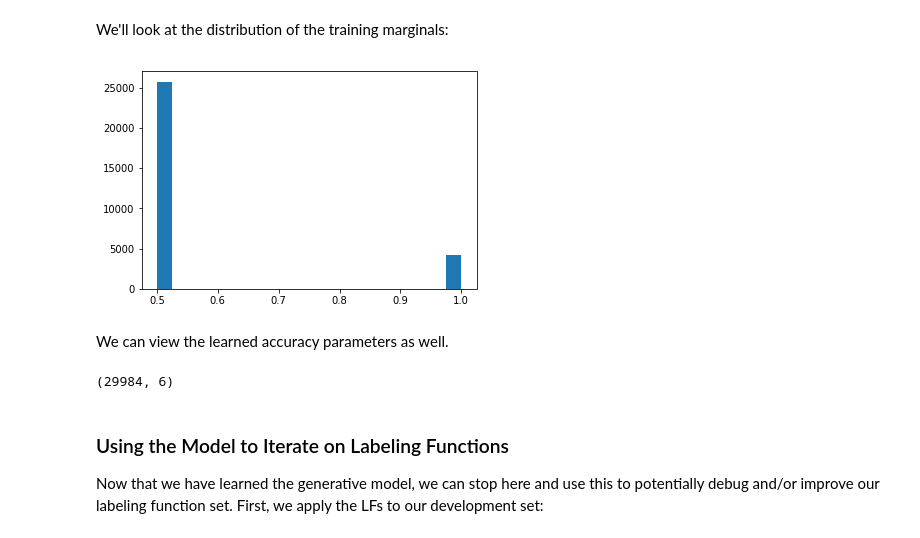
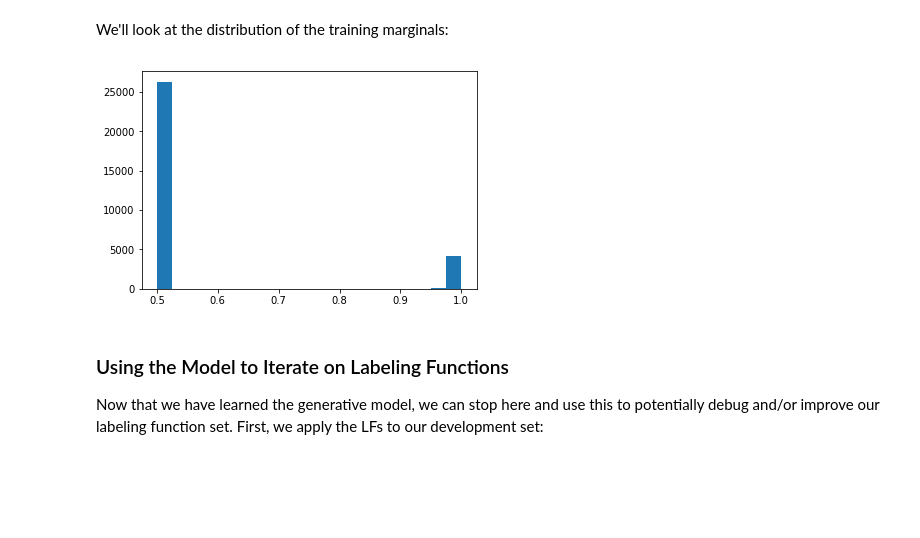
Before and after one commit to HazyResearch/fonduer-tutorials, a Jupyter notebook: hardware/max_storage_temp_tutorial.ipynb, the cells around one changed output. Drawn from its saved outputs; the diff is of its cells as text; code cells hidden in the pictures; blank space fills up the shorter version.

```diff
--- a/hardware/max_storage_temp_tutorial.ipynb
+++ b/hardware/max_storage_temp_tutorial.ipynb
@@ -558,22 +558,16 @@ Wall time: 346 ms
 # %% [markdown]
 We now apply the generative model to the training candidates to get the noise-aware training label set. We'll refer to these as the training marginals:
 # %%
-train_marginals = gen_model.predict_proba(L_train[0])[:, 1]
+train_marginals = gen_model.predict_proba(L_train[0])
 # %% [markdown]
 We'll look at the distribution of the training marginals:
 # %%
 import matplotlib.pyplot as plt
-plt.hist(train_marginals, bins=20)
+
+plt.hist(train_marginals[:, TRUE - 1], bins=20)
 plt.show()
 # %% [output]
-[figure, old version]
+[figure, new version]
-# %% [markdown]
-We can view the learned accuracy parameters as well.
-# %%
-# gen_model.weights.lf_accuracy
-L_train[0].shape
-# %% [output]
-(29984, 6)
 # %% [markdown]
 ### Using the Model to Iterate on Labeling Functions
 
```
Also changed, not shown: parts of 25 cells of this notebook, 10 other files.
